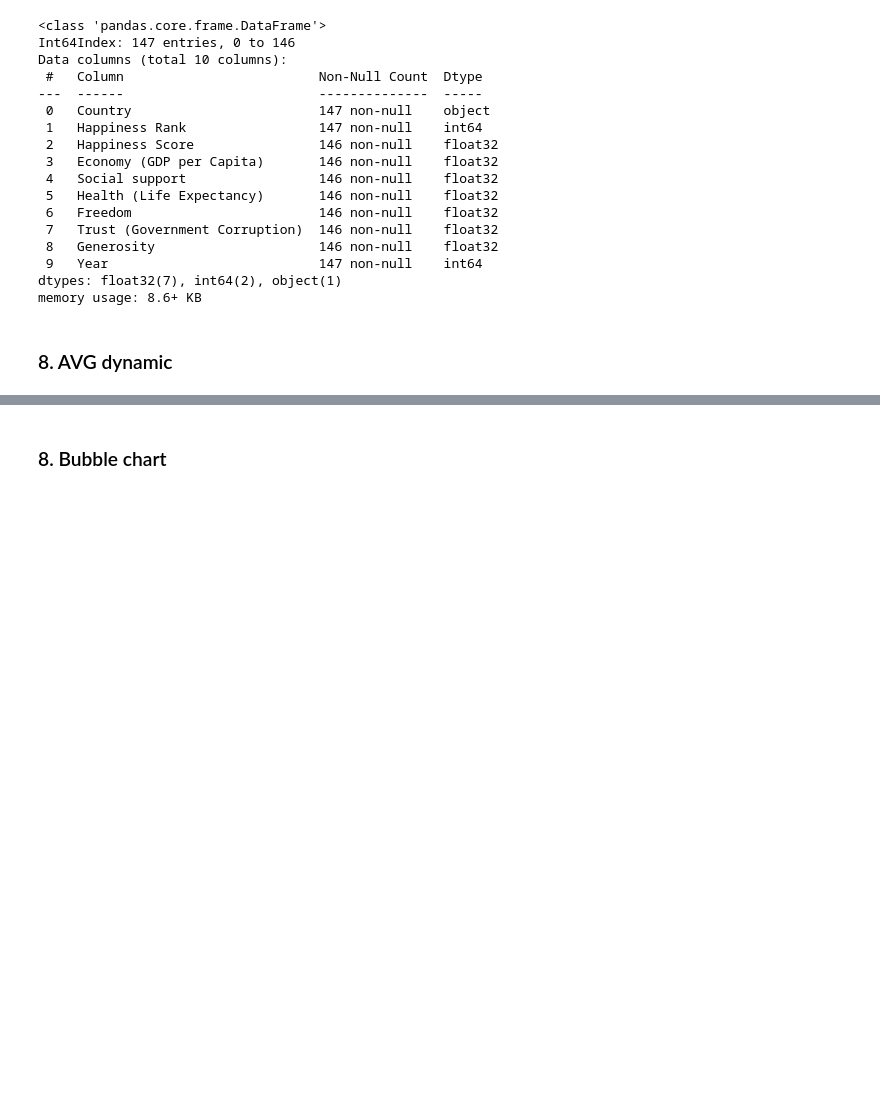
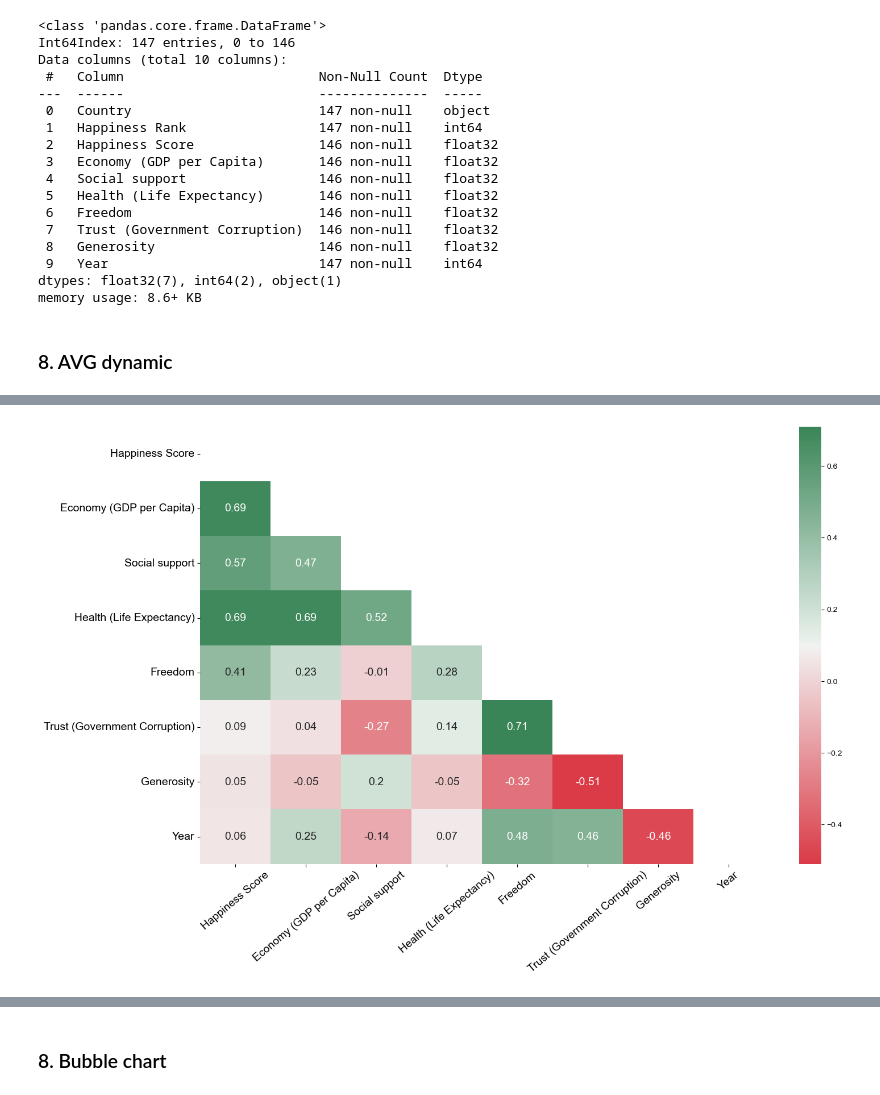
Before and after one commit to NadezhdaGruzdeva/GB-graduate-work-World-Happiness-Report-up-to-2022, a Jupyter notebook: World Happiness Report up to 2022.ipynb, the cells around one changed output, grey strips where cells are left out. Drawn from its saved outputs; the diff is of its cells as text; code cells hidden in the pictures; blank space fills up the shorter version.

```diff
--- a/World Happiness Report up to 2022.ipynb
+++ b/World Happiness Report up to 2022.ipynb
@@ -501,0 +716,17 @@ grouped
+# %%
+df_corr = df.drop('Happiness Rank', axis=1)
+
+mask = np.zeros_like(df_corr.corr())
+triangle = np.triu_indices_from(mask)
+mask[triangle] = True
+# %%
+# Colors
+cmap = sns.diverging_palette(10, 500, as_cmap=True)
+
+plt.figure(figsize=(16, 10))
+sns.heatmap(df_corr.corr().round(2), mask = mask, cmap=cmap, annot= True, annot_kws={'size':14})
+sns.set_style('white')
+plt.xticks(fontsize = 14, rotation = 40)
+plt.yticks(fontsize = 14);
+# %% [output]
+[figure, added]
```
Also changed, not shown: parts of 35 cells of this notebook, 1 other file.
